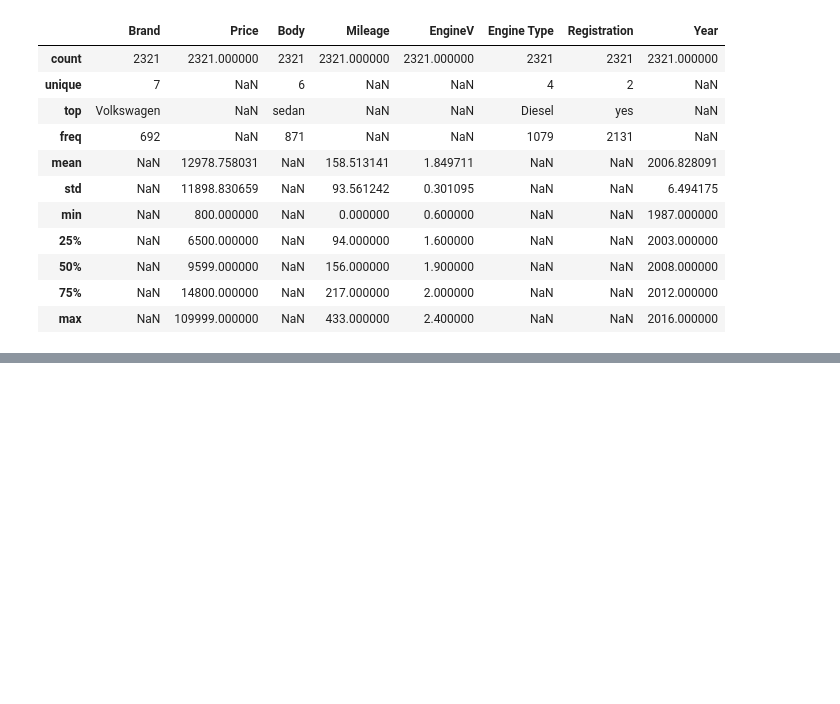
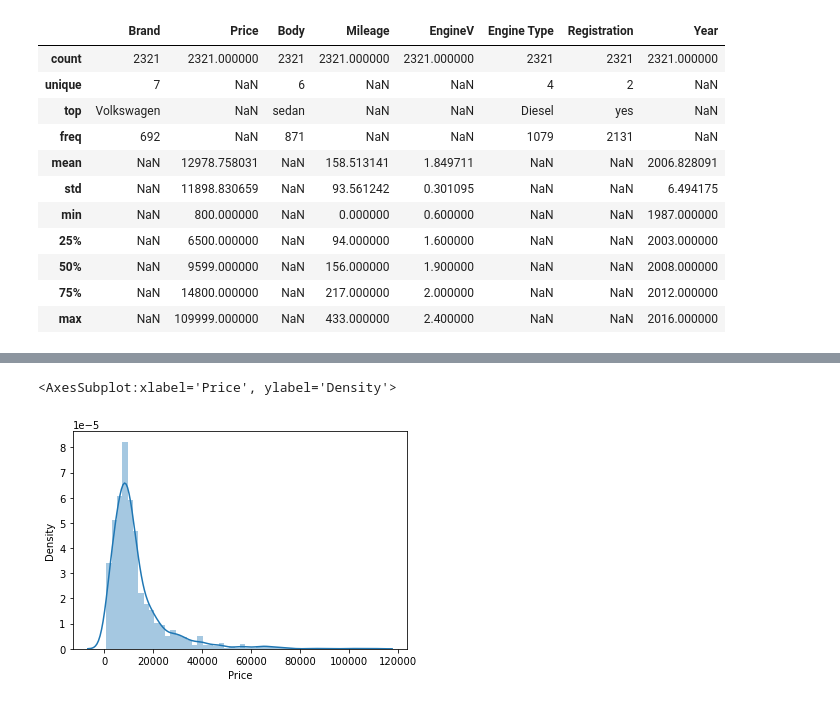
Before and after one commit to yamlakyam/ML-Sklean, a Jupyter notebook: Linear Regression.ipynb, the cells around one changed output, grey strips where cells are left out. Cells and saved outputs as stored; diff of their text form; code cells hidden in the pictures; blank space fills up the shorter version.

```diff
--- a/Linear Regression.ipynb
+++ b/Linear Regression.ipynb
@@ -180,0 +196,7 @@ data_cleaned.describe(include='all')
+# %%
+sns.distplot(data_cleaned['Price'])
+
+# tThis is not normmally distributed
+# %% [output]
+<AxesSubplot:xlabel='Price', ylabel='Density'>
+[figure, added]
```
Also changed, not shown: parts of 9 cells of this notebook.
